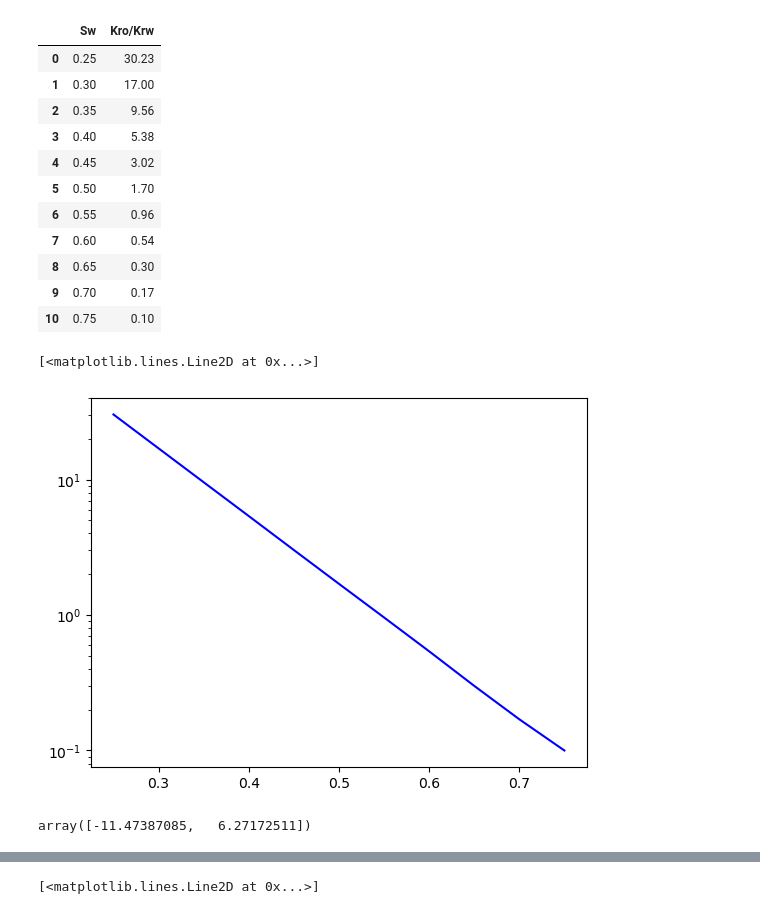
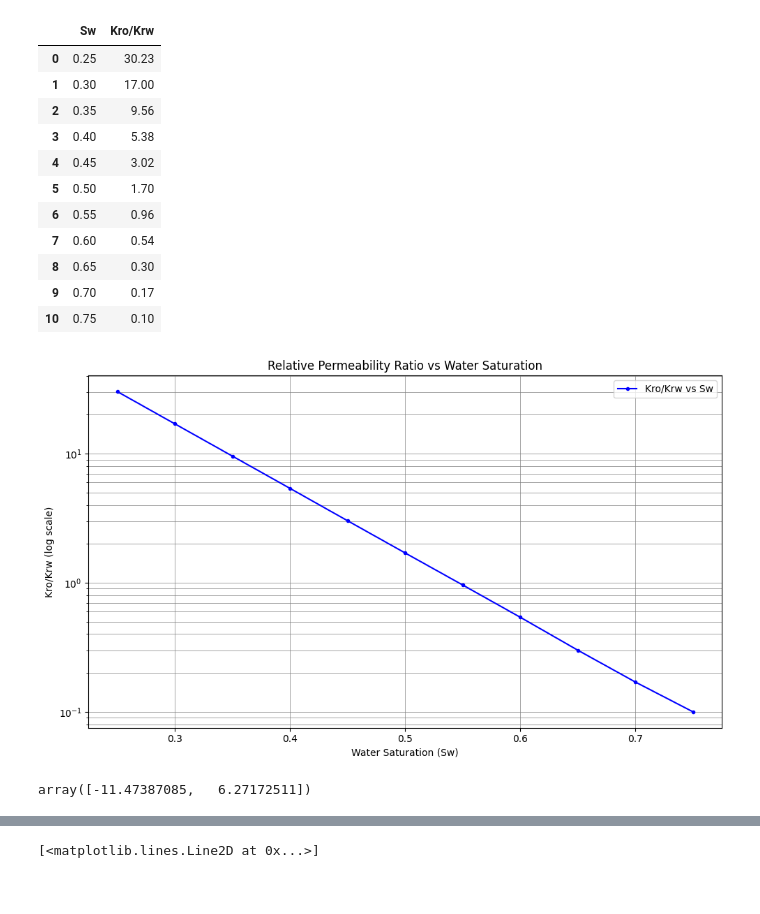
Before and after one commit to saputelli/SPE-AI_ML-Course, a Jupyter notebook: Tutorials/Effect of Viscosities on Water Cut.ipynb, the cells around one changed output, grey strips where cells are left out. Cells and saved outputs as stored; diff of their text form; code cells hidden in the pictures.

```diff
--- a/Tutorials/Effect of Viscosities on Water Cut.ipynb
+++ b/Tutorials/Effect of Viscosities on Water Cut.ipynb
@@ -23,14 +23,38 @@ df
 | 8 | 0.65 | 0.30 |
 | 9 | 0.70 | 0.17 |
 | 10 | 0.75 | 0.10 |
-# %%
-plt.semilogy(df["Sw"],df["Kro/Krw"], c = "b" )
-# %% [output]
-[<matplotlib.lines.Line2D at 0x...>]
-[figure, removed]
+# %%
+import matplotlib.pyplot as plt
+from matplotlib import style
+
+# Set white background
+style.use('default')
+
+# Create figure and axis
+fig, ax = plt.subplots(figsize=(10, 6))
+
+# Plot with semilogy (log scale on y-axis)
+ax.semilogy(df["Sw"], df["Kro/Krw"], c="b", label="Kro/Krw vs Sw", linestyle='-', marker='.')
+
+# Axis labels
+ax.set_xlabel("Water Saturation (Sw)")
+ax.set_ylabel("Kro/Krw (log scale)")
+
+# Grid and legend
+ax.grid(True, which='both', linestyle='-', linewidth=0.5, color='gray')
+ax.legend(loc='best')
+
+# Title and layout
+plt.title("Relative Permeability Ratio vs Water Saturation")
+fig.tight_layout()
+
+# Show plot
+plt.show()
+# %% [output]
+[figure, added]
 # %%
+# fit a log-linear model to the data u
 model = np.polyfit(df["Sw"],np.log(df["Kro/Krw"]),1)
+model
+# %% [output]
+array([-11.47387085,   6.27172511])
-# %%
-model
-# %% [output]
-array([-11.47387085,   6.27172511])
```
Also changed, not shown: parts of 7 cells of this notebook, 3 other files.
